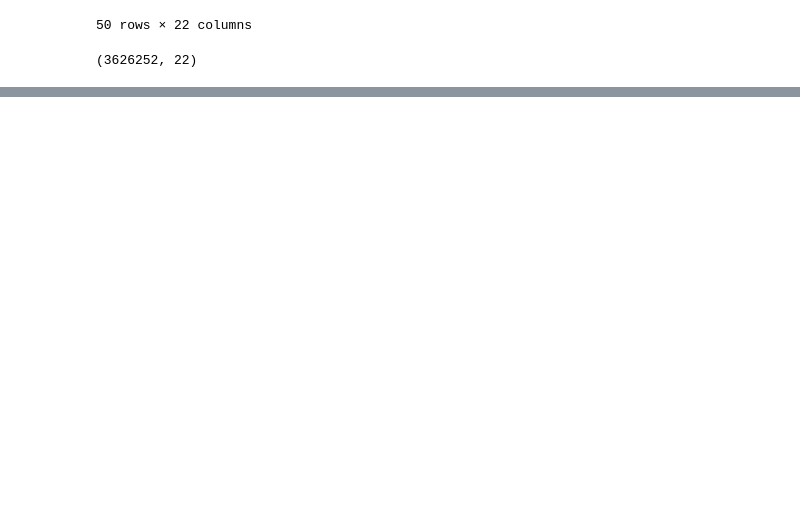
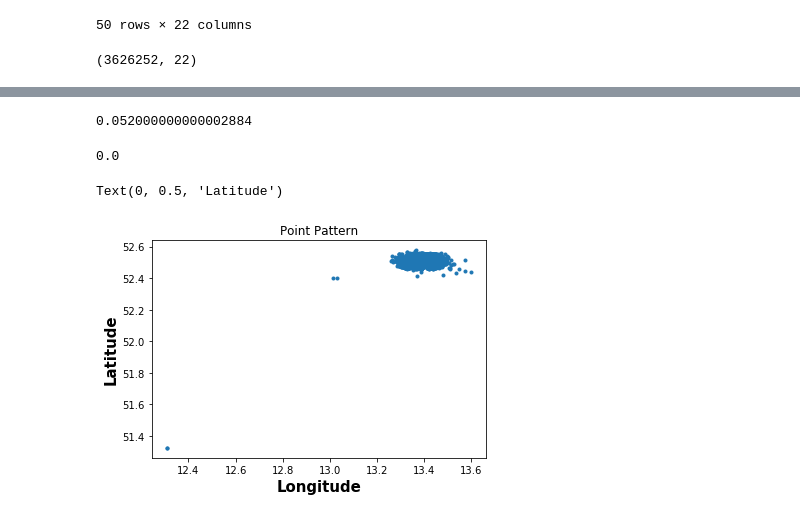
Before and after one commit to Liyubov/bike-sharing, a Jupyter notebook: bikes_mobility_analysis_trajectories/bikes_mobility_analysis.ipynb, the cells around one changed output, grey strips where cells are left out. Cells and saved outputs as stored; diff of their text form; code cells hidden in the pictures; blank space fills up the shorter version.

```diff
--- a/bikes_mobility_analysis_trajectories/bikes_mobility_analysis.ipynb
+++ b/bikes_mobility_analysis_trajectories/bikes_mobility_analysis.ipynb
@@ -489,0 +507,15 @@ df.shape
+# %%
+import libpysal as ps
+
+from datetime import datetime
+from geopy.distance import geodesic
+from pointpats import PointPattern, PoissonPointProcess, as_window, G, Genv
+import numpy as np
+import pandas as pd
+import json
+import matplotlib.pyplot as plt
+
+
+#read the file first
+df = pd.read_csv('C:/Users/lyubo/Documents/DATA_networks/mobilitydata/bikes_sharing_data_technologiestiftung_berlin/pseudonomysed_raw.csv')
+df.head()
@@ -489,0 +535,12 @@ df.shape
+# %%
+
+X,Y = df.next_lon, df.next_lat
+
+X = X[::100]
+Y = Y[::100]
+
+points = zip(X,Y)
+
+pp = PointPattern(points)
+
+pp.summary()
@@ -489,0 +565,19 @@ df.shape
+# %%
+# some complicated functions, you are welcome to read
+# maximum number of nearest neighbors
+pp.max_nnd
+# %% [output]
+0.052000000000002884
+# %%
+pp.min_nnd
+# %% [output]
+0.0
+# %%
+pp.plot()
+# plt.tight_layout()
+plt.xlabel('Longitude', fontsize=15,fontweight='bold')
+plt.ylabel('Latitude', fontsize=15,fontweight='bold')
+#plt.savefig('dropoff_pointPattern.pdf')
+# %% [output]
+Text(0, 0.5, 'Latitude')
+[figure, added]
```
Also changed, not shown: parts of 12 cells of this notebook.
